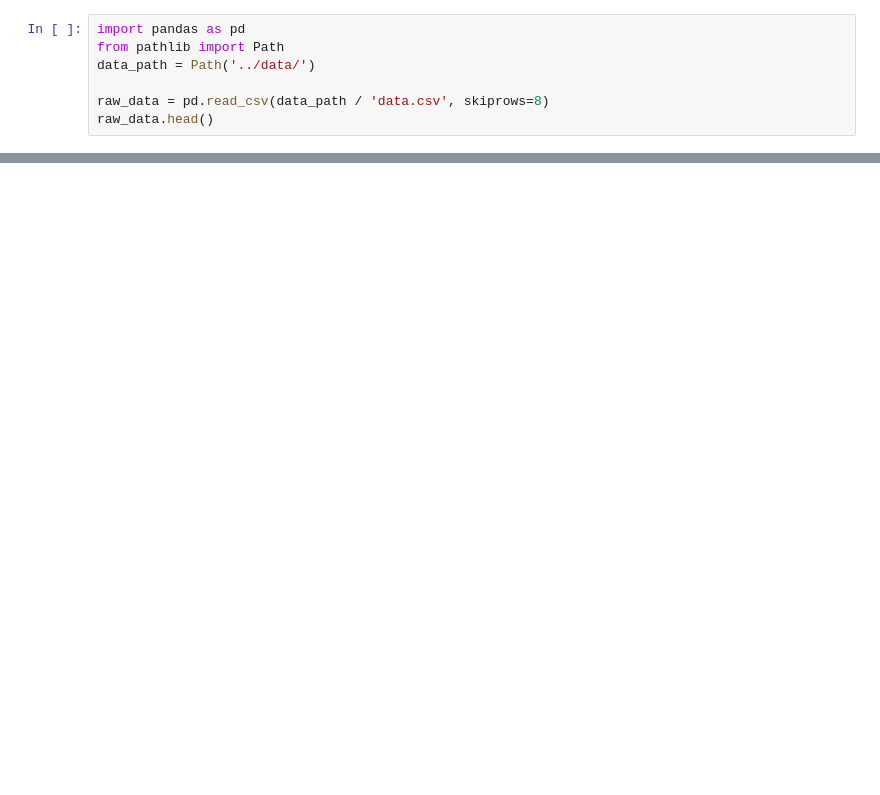
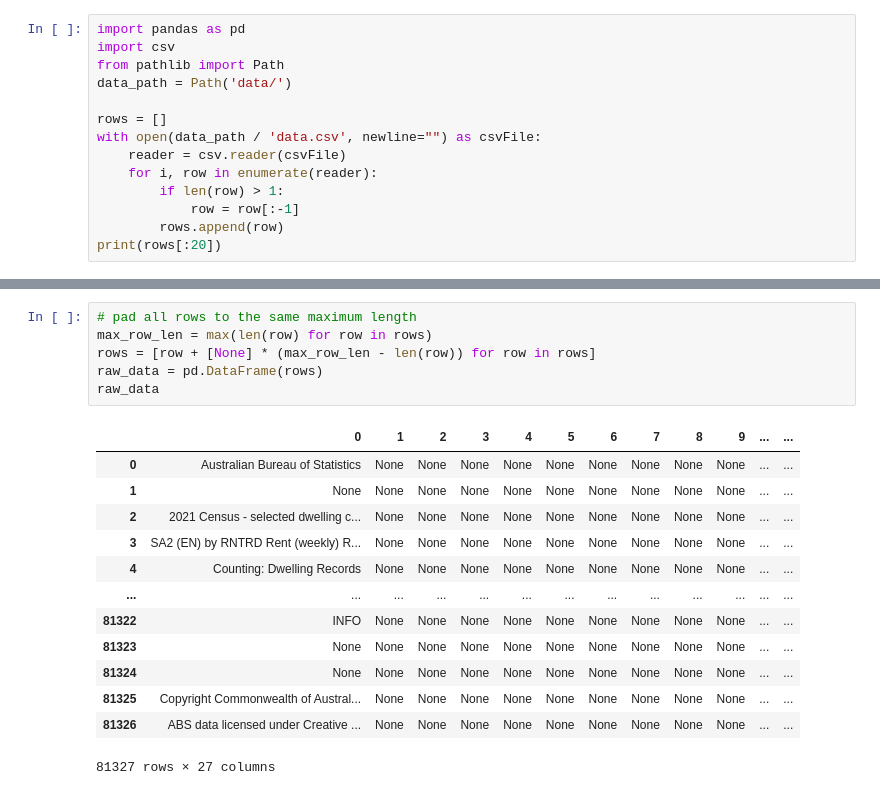
Before and after one commit to aydinkhan2005/Investigating-Factors-Affecting-Housing-in-Australia, a Jupyter notebook: notebooks/data_cleanup.ipynb, the cells around one changed output, grey strips where cells are left out. Saved outputs shown, nothing was run; the diff lists cells and outputs as text; blank space fills up the shorter version.

Commit message:
Finished data cleaning and saved the data file for analysis

```diff
--- a/notebooks/data_cleanup.ipynb
+++ b/notebooks/data_cleanup.ipynb
@@ -1,8 +1,15 @@
 # %%
 import pandas as pd
+import csv
 from pathlib import Path
-data_path = Path('../data/')
+data_path = Path('data/')
 
-raw_data = pd.read_csv(data_path / 'data.csv', skiprows=8)
-raw_data.head()
+rows = []
+with open(data_path / 'data.csv', newline="") as csvFile:
+    reader = csv.reader(csvFile)
+    for i, row in enumerate(reader):
+        if len(row) > 1:
+            row = row[:-1]
+        rows.append(row)
+print(rows[:20])
 # %% [output]
@@ -14,0 +17,20 @@ raw_data.head()
+# %%
+# pad all rows to the same maximum length
+max_row_len = max(len(row) for row in rows)
+rows = [row + [None] * (max_row_len - len(row)) for row in rows]
+raw_data = pd.DataFrame(rows)
+raw_data
+# %% [output]
+|  | 0 | 1 | 2 | 3 | 4 | 5 | 6 | 7 | 8 | 9 | ... | ... |
+| 0 | Australian Bureau of Statistics | None | None | None | None | None | None | None | None | None | ... | ... |
+| 1 | None | None | None | None | None | None | None | None | None | None | ... | ... |
+| 2 | 2021 Census - selected dwelling c... | None | None | None | None | None | None | None | None | None | ... | ... |
+| 3 | SA2 (EN) by RNTRD Rent (weekly) R... | None | None | None | None | None | None | None | None | None | ... | ... |
+| 4 | Counting: Dwelling Records | None | None | None | None | None | None | None | None | None | ... | ... |
+| ... | ... | ... | ... | ... | ... | ... | ... | ... | ... | ... | ... | ... |
+| 81322 | INFO | None | None | None | None | None | None | None | None | None | ... | ... |
+| 81323 | None | None | None | None | None | None | None | None | None | None | ... | ... |
+| 81324 | None | None | None | None | None | None | None | None | None | None | ... | ... |
+| 81325 | Copyright Commonwealth of Austral... | None | None | None | None | None | None | None | None | None | ... | ... |
+| 81326 | ABS data licensed under Creative ... | None | None | None | None | None | None | None | None | None | ... | ... |
+81327 rows × 27 columns
```
Also changed, not shown: parts of 11 cells of this notebook, 1 other file.
